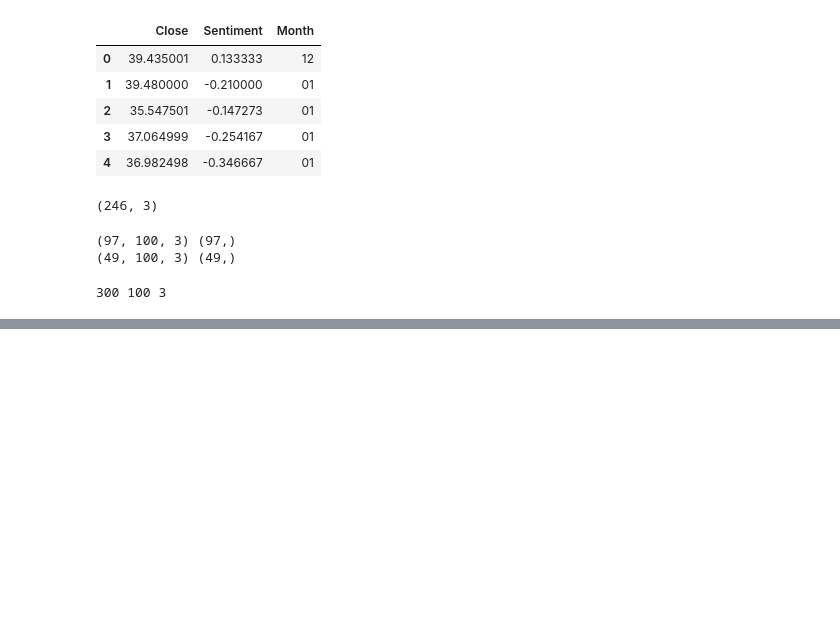
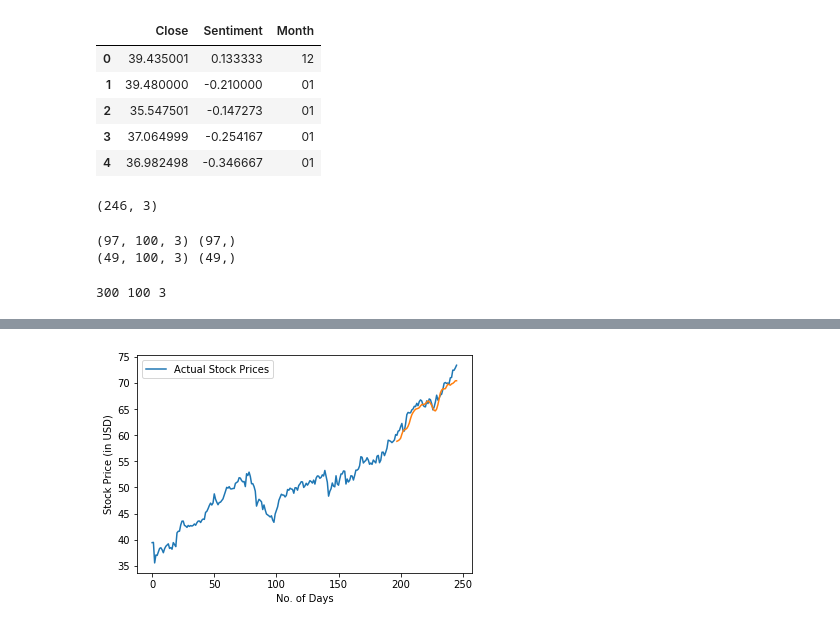
Before and after one commit to sidk003/Stock-Market-Prediction, a Jupyter notebook: stock_price_prediction/sentiment_algos/LSTM_sentiment.ipynb, the cells around one changed output, grey strips where cells are left out. Drawn from its saved outputs; the diff is of its cells as text; code cells hidden in the pictures; blank space fills up the shorter version.

```diff
--- a/stock_price_prediction/sentiment_algos/LSTM_sentiment.ipynb
+++ b/stock_price_prediction/sentiment_algos/LSTM_sentiment.ipynb
@@ -255,0 +278,18 @@ Median Absolute Percentage Error (MDAPE): 27.27 %
+# %%
+test_predictions = model.predict(x_test)
+test_predictions = scaler_pred.inverse_transform(test_predictions)
+test_y = scaler_pred.inverse_transform([y_test])
+# %%
+test_predict_plot = np.empty_like(np_Close_scaled)
+test_predict_plot[:,:] = np.nan
+test_predict_plot[197 : len(np_Close_scaled), :] = test_predictions
+# %%
+actual_stock_prices, = plt.plot(scaler_pred.inverse_transform(np_Close_scaled), label='Actual Stock Prices')
+# train_dataset_prediction, = plt.plot(train_predict_plot, label='Train dataset predictions')
+test_dataset_prediction, = plt.plot(test_predict_plot, label='Test dataset predictions')
+plt.legend(handles = [actual_stock_prices])
+plt.xlabel("No. of Days")
+plt.ylabel("Stock Price (in USD)")
+plt.show()
+# %% [output]
+[figure, added]
```
Also changed, not shown: parts of 10 cells of this notebook.
